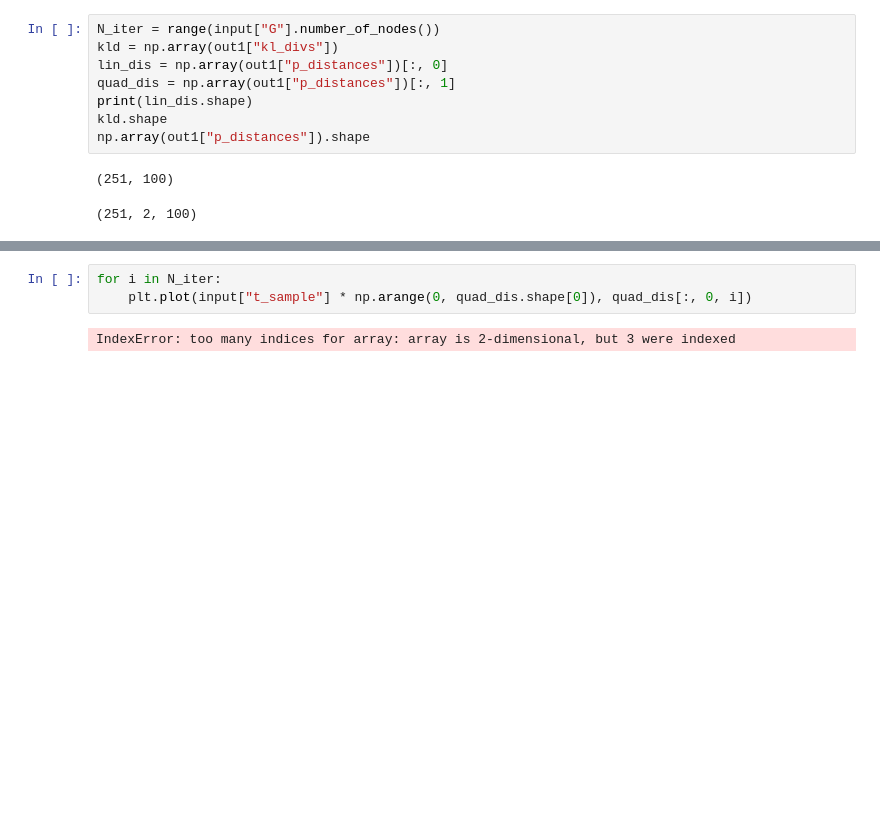
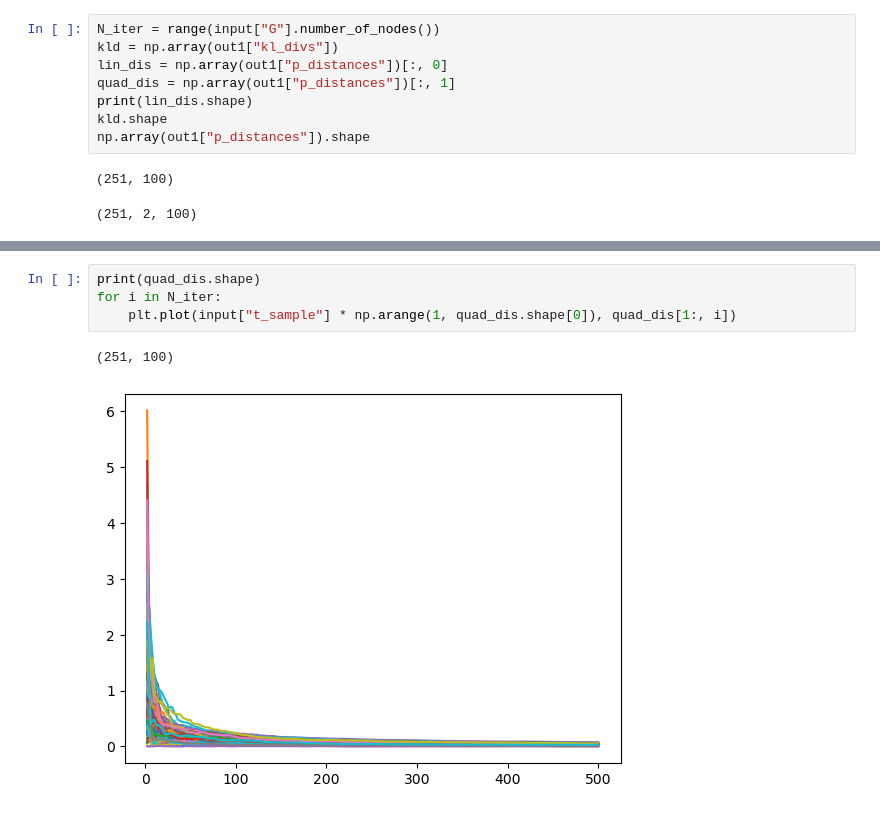
Before and after one commit to Priesemann-Group/neuro_op, a Jupyter notebook: notebooks/Testing_param.ipynb, the cells around one changed output, grey strips where cells are left out. Drawn from its saved outputs; the diff is of its cells as text; blank space fills up the shorter version.

```diff
--- a/notebooks/Testing_param.ipynb
+++ b/notebooks/Testing_param.ipynb
@@ -175,6 +190,8 @@ kld.mean(axis=i).shape
 # %%
+print(quad_dis.shape)
 for i in N_iter:
-    plt.plot(input["t_sample"] * np.arange(0, quad_dis.shape[0]), quad_dis[:, 0, i])
+    plt.plot(input["t_sample"] * np.arange(1, quad_dis.shape[0]), quad_dis[1:, i])
 # %% [output]
-IndexError: too many indices for array: array is 2-dimensional, but 3 were indexed
+(251, 100)
+[figure, added]
 # %%
```
Also changed, not shown: parts of 8 cells of this notebook.
